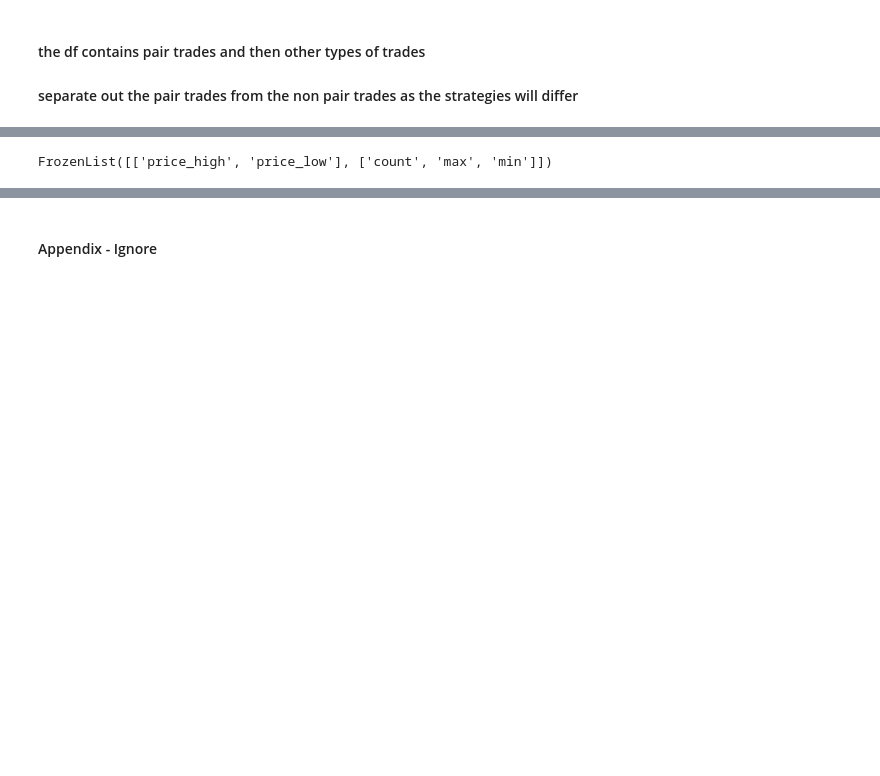
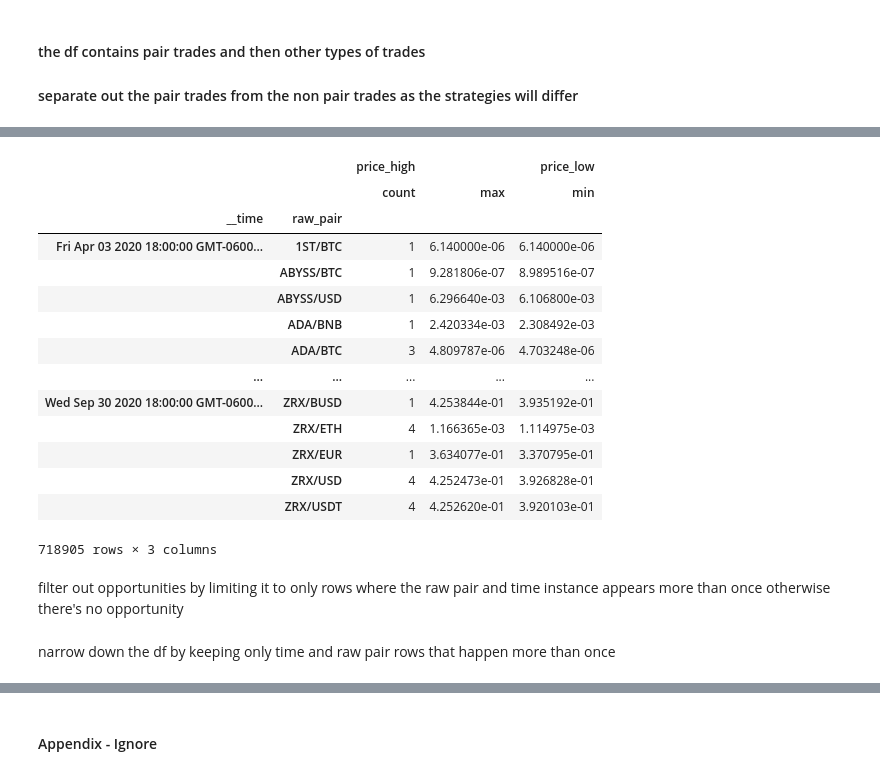
Before and after one commit to elliespathtostatistics/nydig_takehome, a Jupyter notebook: nydig_tech_eval.ipynb, the cells around one changed output, grey strips where cells are left out. Saved outputs shown, nothing was run; the diff lists cells and outputs as text; code cells hidden in the pictures; blank space fills up the shorter version.

```diff
--- a/nydig_tech_eval.ipynb
+++ b/nydig_tech_eval.ipynb
@@ -66,8 +65,3 @@ df_pairs.groupby(['__time','raw_pair0', 'raw_pair1']).count().to_csv('grouped_by
 df_pairs_grouped_time = df_pairs.groupby(['__time','raw_pair']).agg({'price_high':['count', 'max'], 'price_low':['min']})
 # %%
 df_pairs_grouped_time.to_csv('grouped_pairs_time_for_filter_count.csv')
-# %%
-#### look at the new index levels
-df_pairs_grouped_time.columns.levels
-# %% [output]
-FrozenList([['price_high', 'price_low'], ['count', 'max', 'min']])
@@ -79,0 +68,20 @@ mask_count = df_pairs_grouped_time[("price_high", "count")]>1
+# %%
+df_pairs_grouped_time
+# %% [output]
+|  |  | price_high |  | price_low |
+|  |  | count | max | min |
+| __time | raw_pair |  |  |  |
+| Fri Apr 03 2020 18:00:00 GMT-0600... | 1ST/BTC | 1 | 6.140000e-06 | 6.140000e-06 |
+|  | ABYSS/BTC | 1 | 9.281806e-07 | 8.989516e-07 |
+|  | ABYSS/USD | 1 | 6.296640e-03 | 6.106800e-03 |
+|  | ADA/BNB | 1 | 2.420334e-03 | 2.308492e-03 |
+|  | ADA/BTC | 3 | 4.809787e-06 | 4.703248e-06 |
+| ... | ... | ... | ... | ... |
+| Wed Sep 30 2020 18:00:00 GMT-0600... | ZRX/BUSD | 1 | 4.253844e-01 | 3.935192e-01 |
+|  | ZRX/ETH | 4 | 1.166365e-03 | 1.114975e-03 |
+|  | ZRX/EUR | 1 | 3.634077e-01 | 3.370795e-01 |
+|  | ZRX/USD | 4 | 4.252473e-01 | 3.926828e-01 |
+|  | ZRX/USDT | 4 | 4.252620e-01 | 3.920103e-01 |
+718905 rows × 3 columns
+# %% [markdown]
+filter out opportunities by limiting it to only rows where the raw pair and time instance appears more than once otherwise there's no opportunity
@@ -80,3 +90,5 @@ mask_count = df_pairs_grouped_time[("price_high", "count")]>1
+# %% [markdown]
+narrow down the df by keeping only time and raw pair rows that happen more than once
 # %%
 greater_than_one_count = df_pairs_grouped_time[mask_count]
 # %%
```
Also changed, not shown: parts of 36 cells of this notebook, 1 other file.
